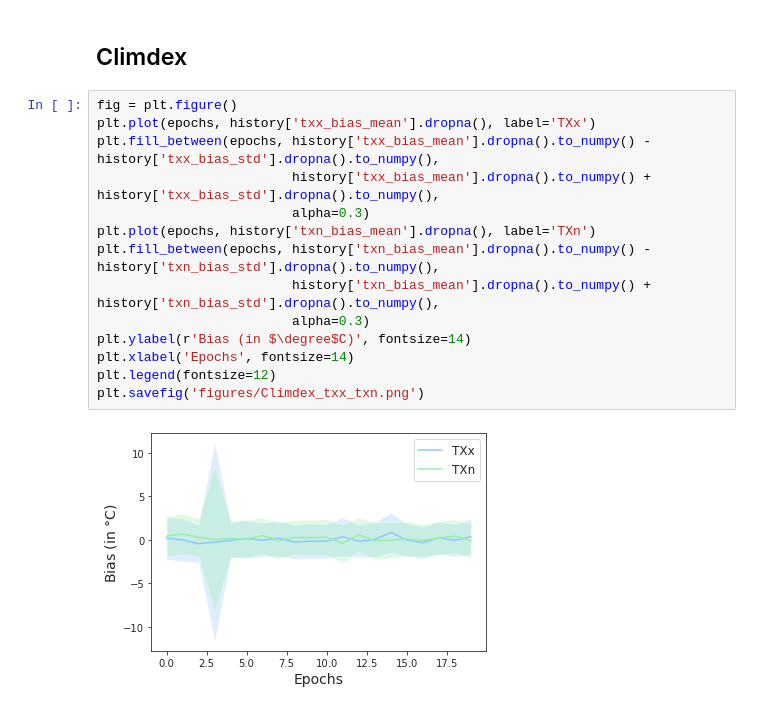
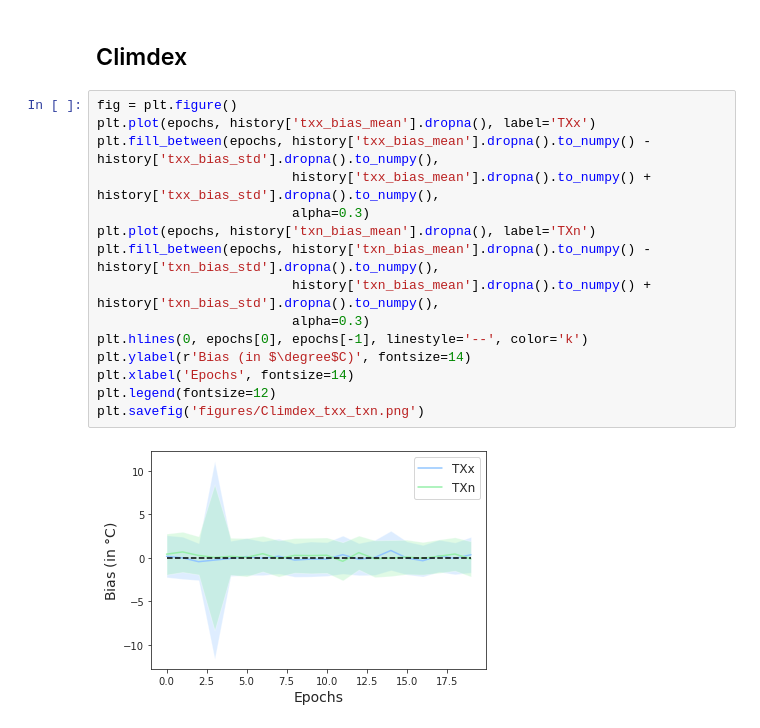
Before and after one commit to 6759-Project/generative-downscaling, a Jupyter notebook: make_figures.ipynb, the cells around one changed output. Cells and saved outputs as stored; diff of their text form.

Commit message:
added 0 line for climdex graph

```diff
--- a/make_figures.ipynb
+++ b/make_figures.ipynb
@@ -151,16 +151,17 @@ plt.savefig('figures/g_aux.png')
 # %%
 fig = plt.figure()
 plt.plot(epochs, history['txx_bias_mean'].dropna(), label='TXx')
 plt.fill_between(epochs, history['txx_bias_mean'].dropna().to_numpy() - history['txx_bias_std'].dropna().to_numpy(),
                          history['txx_bias_mean'].dropna().to_numpy() + history['txx_bias_std'].dropna().to_numpy(),
                          alpha=0.3)
 plt.plot(epochs, history['txn_bias_mean'].dropna(), label='TXn')
 plt.fill_between(epochs, history['txn_bias_mean'].dropna().to_numpy() - history['txn_bias_std'].dropna().to_numpy(),
                          history['txn_bias_mean'].dropna().to_numpy() + history['txn_bias_std'].dropna().to_numpy(),
                          alpha=0.3)
+plt.hlines(0, epochs[0], epochs[-1], linestyle='--', color='k')
 plt.ylabel(r'Bias (in $\degree$C)', fontsize=14)
 plt.xlabel('Epochs', fontsize=14)
 plt.legend(fontsize=12)
 plt.savefig('figures/Climdex_txx_txn.png')
 # %% [output]
-[figure, old version]
+[figure, new version]
```
Also changed, not shown: 1 other file.
